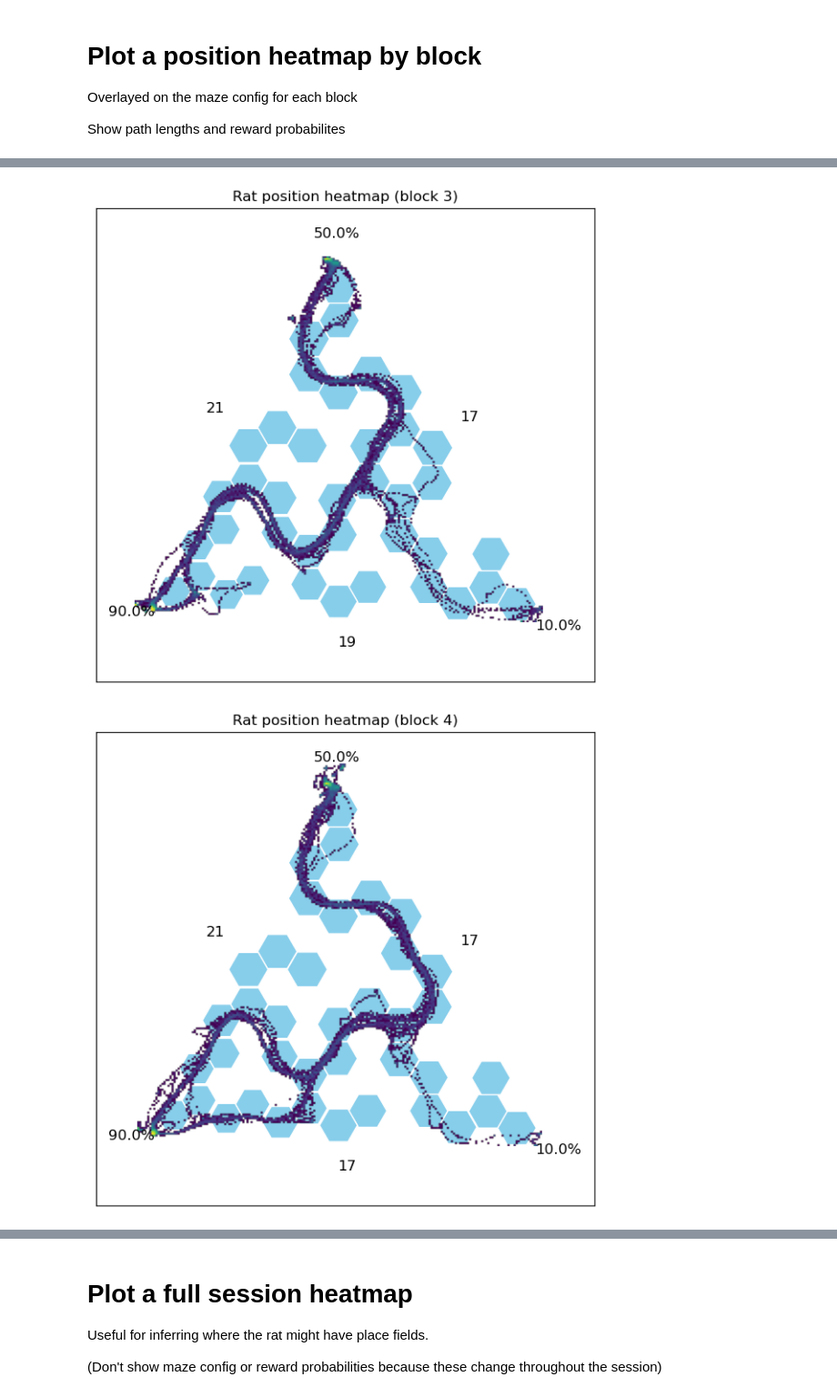
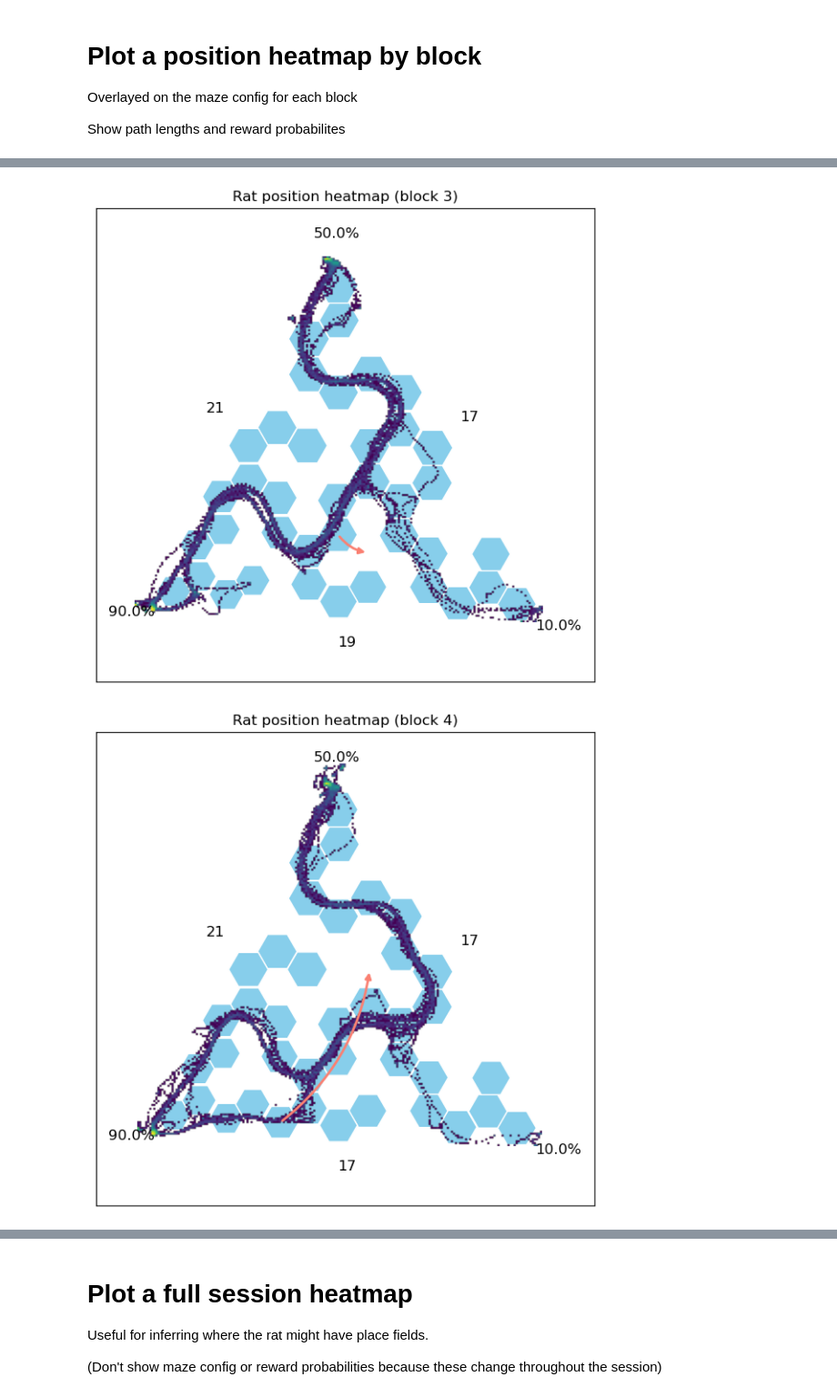
Before and after one commit to calderast/Hex-maze-spyglass, a Jupyter notebook: plot_position_heatmap.ipynb, the cells around one changed output, grey strips where cells are left out. Shown at 91% size. Saved outputs shown, nothing was run; the diff lists cells and outputs as text; code cells hidden in the pictures.

Commit message:
show barrier changes on heatmap

```diff
--- a/plot_position_heatmap.ipynb
+++ b/plot_position_heatmap.ipynb
@@ -29,7 +29,7 @@ Show path lengths and reward probabilites
 from spyglass.position import PositionOutput
 from spyglass.common import IntervalList
 from hex_maze_behavior import HexMazeBlock, HexCentroids
-from hexmaze import plot_hex_maze
+from hexmaze import plot_hex_maze, get_barrier_changes
 import matplotlib.pyplot as plt
 import numpy as np
 
@@ -41,16 +41,26 @@ key = {
     'merge_id': '0859decd-5062-ee9c-a51f-575538d091f1'
 }
 
+# Get block data for this epoch
+block_data = (HexMazeBlock & {"nwb_file_name": key["nwb_file_name"], "epoch": key["epoch"]})
+
 # Fetch processed position data for this epoch
 position_df = (PositionOutput & key).fetch1_dataframe()
 
 # Get the hex centroids for this session for plotting the hexes in the right places
-centroids_dict = HexCentroids().get_hex_centroids_dict_cm(key)
-# Remove side hex centroids (plotting expects exactly 49 integer centroids)
-centroids_dict = {int(k): v for k, v in centroids_dict.items() if "_left" not in k and "_right" not in k}
+centroids_dict = HexCentroids().get_core_hex_centroids_dict_cm(key)
+
+# If this is a barrier change sequence, get the moved barriers
+if block_data.fetch("task_type")[0] == "barrier change":
+    # Get a list of all maze configs for this block
+    barrier_sequence = block_data.fetch("config_id")
+    # Find the barriers moved from one configuration to the next so we can add this to our plots
+    barrier_changes = get_barrier_changes(barrier_sequence)
+else:
+    barrier_changes = None
 
 # Loop through all blocks within this epoch
-for block in (HexMazeBlock & {"nwb_file_name": key["nwb_file_name"], "epoch": key["epoch"]}):
+for block in block_data:
 
     # Get the block start and end times
     block_start, block_end = (IntervalList &
@@ -78,12 +88,19 @@ for block in (HexMazeBlock & {"nwb_file_name": key["nwb_file_name"], "epoch": ke
     heatmap_full_masked = np.ma.masked_where(heatmap_full == 0, heatmap_full)
     log_heatmap_full = np.log1p(heatmap_full_masked)
 
+    # If this is a barrier change session (and not the first block), get the newly blocked and newly available hex
+    if barrier_changes is not None and block.get('block') != 1:
+        old_barrier_hex, new_barrier_hex = barrier_changes[block.get('block')-2]
+    else:
+        old_barrier_hex, new_barrier_hex = None, None
+
     # Plot maze layout (open hexes only) using custom centroids if they exist
     if centroids_dict is not None:
         plot_hex_maze(
             barriers=maze_config, centroids=centroids_dict, ax=ax_full, show_hex_labels=False,
             show_barriers=False, show_choice_points=False, reward_probabilities=reward_probs,
-            invert_yaxis=True
+            invert_yaxis=True, old_barrier=old_barrier_hex, new_barrier=new_barrier_hex, show_arrow=True,
+            show_barrier_change=False
         )
     # Plot rat position heatmap on top of the hexes
     ax_full.imshow(
@@ -102,2 +119,2 @@ for block in (HexMazeBlock & {"nwb_file_name": key["nwb_file_name"], "epoch": ke
-[figure, old version]
+[figure, new version]
-[figure, old version]
+[figure, new version]
```
Also changed, not shown: parts of 1 cell of this notebook, 1 other file.
